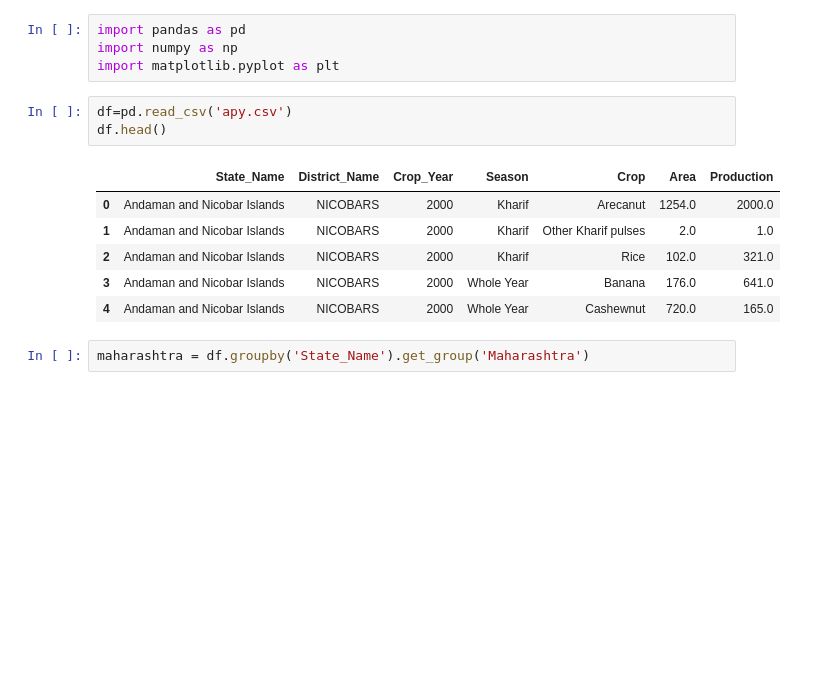
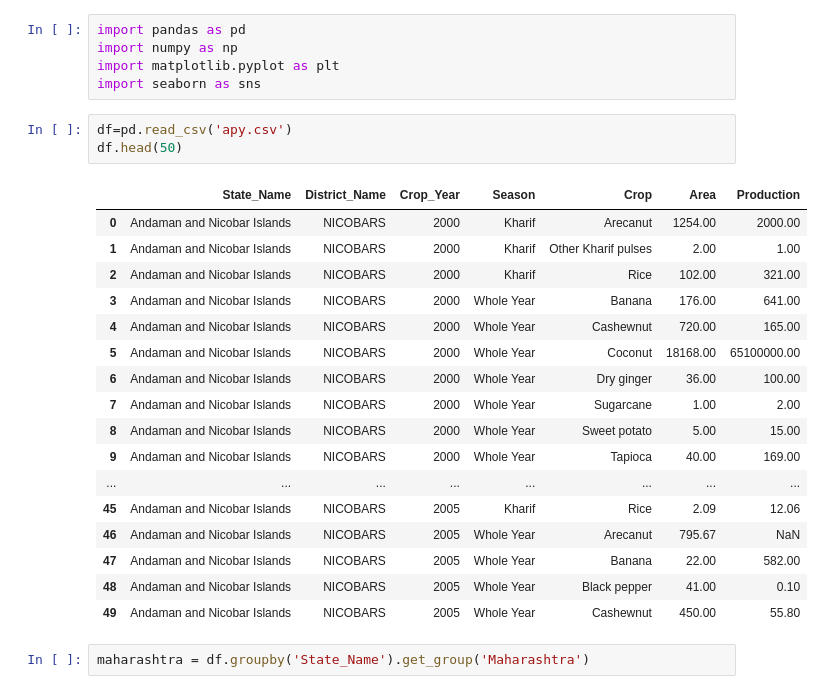
Before and after one commit to sanket9921/Graphs-of-Crops-and-their-poduction, a Jupyter notebook: Agriculture.ipynb, the cells around one changed output. Drawn from its saved outputs; the diff is of its cells as text; blank space fills up the shorter version.

```diff
--- a/Agriculture.ipynb
+++ b/Agriculture.ipynb
@@ -2,15 +2,27 @@
 import pandas as pd
 import numpy as np
 import matplotlib.pyplot as plt
+import seaborn as sns
 # %%
 df=pd.read_csv('apy.csv')
-df.head()
+df.head(50)
 # %% [output]
 |  | State_Name | District_Name | Crop_Year | Season | Crop | Area | Production |
-| 0 | Andaman and Nicobar Islands | NICOBARS | 2000 | Kharif | Arecanut | 1254.0 | 2000.0 |
-| 1 | Andaman and Nicobar Islands | NICOBARS | 2000 | Kharif | Other Kharif pulses | 2.0 | 1.0 |
-| 2 | Andaman and Nicobar Islands | NICOBARS | 2000 | Kharif | Rice | 102.0 | 321.0 |
-| 3 | Andaman and Nicobar Islands | NICOBARS | 2000 | Whole Year | Banana | 176.0 | 641.0 |
-| 4 | Andaman and Nicobar Islands | NICOBARS | 2000 | Whole Year | Cashewnut | 720.0 | 165.0 |
+| 0 | Andaman and Nicobar Islands | NICOBARS | 2000 | Kharif | Arecanut | 1254.00 | 2000.00 |
+| 1 | Andaman and Nicobar Islands | NICOBARS | 2000 | Kharif | Other Kharif pulses | 2.00 | 1.00 |
+| 2 | Andaman and Nicobar Islands | NICOBARS | 2000 | Kharif | Rice | 102.00 | 321.00 |
+| 3 | Andaman and Nicobar Islands | NICOBARS | 2000 | Whole Year | Banana | 176.00 | 641.00 |
+| 4 | Andaman and Nicobar Islands | NICOBARS | 2000 | Whole Year | Cashewnut | 720.00 | 165.00 |
+| 5 | Andaman and Nicobar Islands | NICOBARS | 2000 | Whole Year | Coconut | 18168.00 | 65100000.00 |
+| 6 | Andaman and Nicobar Islands | NICOBARS | 2000 | Whole Year | Dry ginger | 36.00 | 100.00 |
+| 7 | Andaman and Nicobar Islands | NICOBARS | 2000 | Whole Year | Sugarcane | 1.00 | 2.00 |
+| 8 | Andaman and Nicobar Islands | NICOBARS | 2000 | Whole Year | Sweet potato | 5.00 | 15.00 |
+| 9 | Andaman and Nicobar Islands | NICOBARS | 2000 | Whole Year | Tapioca | 40.00 | 169.00 |
+| ... | ... | ... | ... | ... | ... | ... | ... |
+| 45 | Andaman and Nicobar Islands | NICOBARS | 2005 | Kharif | Rice | 2.09 | 12.06 |
+| 46 | Andaman and Nicobar Islands | NICOBARS | 2005 | Whole Year | Arecanut | 795.67 | NaN |
+| 47 | Andaman and Nicobar Islands | NICOBARS | 2005 | Whole Year | Banana | 22.00 | 582.00 |
+| 48 | Andaman and Nicobar Islands | NICOBARS | 2005 | Whole Year | Black pepper | 41.00 | 0.10 |
+| 49 | Andaman and Nicobar Islands | NICOBARS | 2005 | Whole Year | Cashewnut | 450.00 | 55.80 |
 # %%
 maharashtra = df.groupby('State_Name').get_group('Maharashtra')
```
Also changed, not shown: parts of 13 cells of this notebook.
